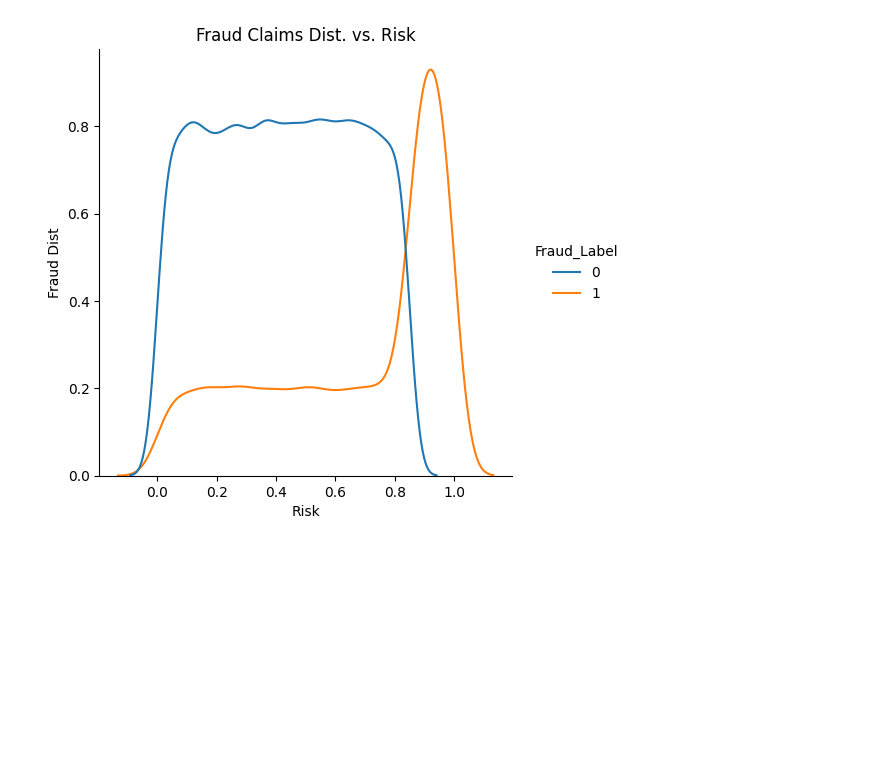
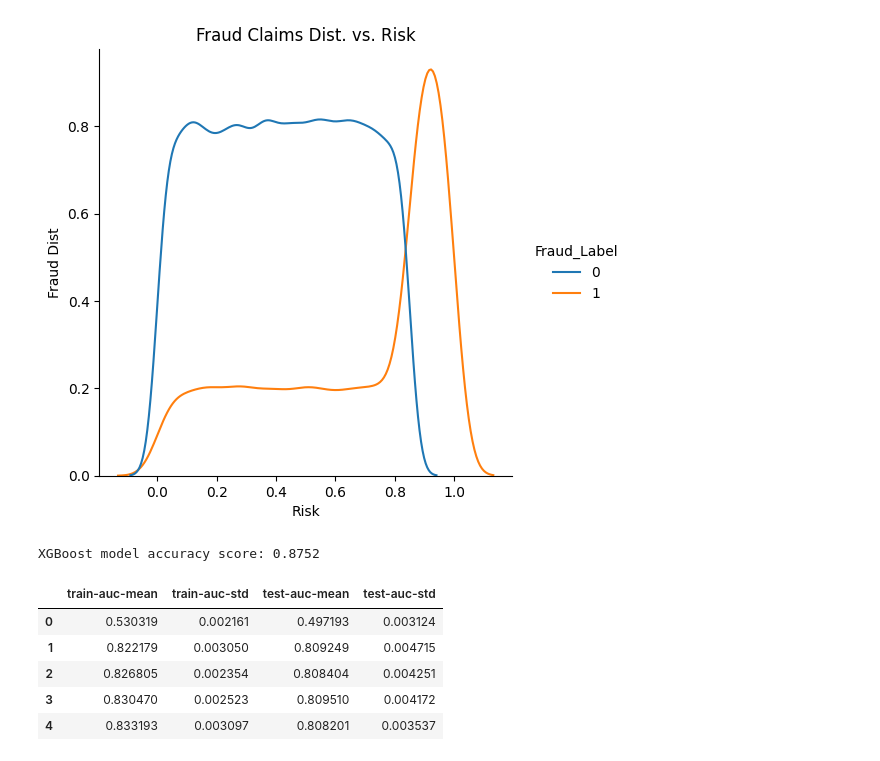
Before and after one commit to kcshenoy/finfraud_detection, a Jupyter notebook: fraud_detection.ipynb, the cells around one changed output. Saved outputs shown, nothing was run; the diff lists cells and outputs as text; code cells hidden in the pictures; blank space fills up the shorter version.

```diff
--- a/fraud_detection.ipynb
+++ b/fraud_detection.ipynb
@@ -385,0 +376,19 @@ x_norisk = pd.DataFrame(x_norisk, columns=feature_names)
+# %%
+drop = ["Transaction_ID","User_ID","Fraud_Label","Minute","Second","Date","Risk_Score"]
+categorical_columns = ['Transaction_Type', 'Device_Type', 'Location', 'Merchant_Category', 'Card_Type']
+label_encoded_column = ['Authentication_Method']
+numerical_columns = ['Transaction_Amount', 'Account_Balance', 'Daily_Transaction_Count', 'Avg_Transaction_Amount_7d', 'Failed_Transaction_Count_7d', 'Card_Age', 'Transaction_Distance', 'Transaction_Percentage', 'Year', 'Month', 'Hour']
+y=fraud_df['Fraud_Label']
+
+output = preprocess_pipeline(fraud_df, drop, categorical_columns, label_encoded_column, numerical_columns)
+# %% [output]
+XGBoost model accuracy score: 0.8752
+# %%
+output[0]
+# %% [output]
+|  | train-auc-mean | train-auc-std | test-auc-mean | test-auc-std |
+| 0 | 0.530319 | 0.002161 | 0.497193 | 0.003124 |
+| 1 | 0.822179 | 0.003050 | 0.809249 | 0.004715 |
+| 2 | 0.826805 | 0.002354 | 0.808404 | 0.004251 |
+| 3 | 0.830470 | 0.002523 | 0.809510 | 0.004172 |
+| 4 | 0.833193 | 0.003097 | 0.808201 | 0.003537 |
```
Also changed, not shown: parts of 19 cells of this notebook.
